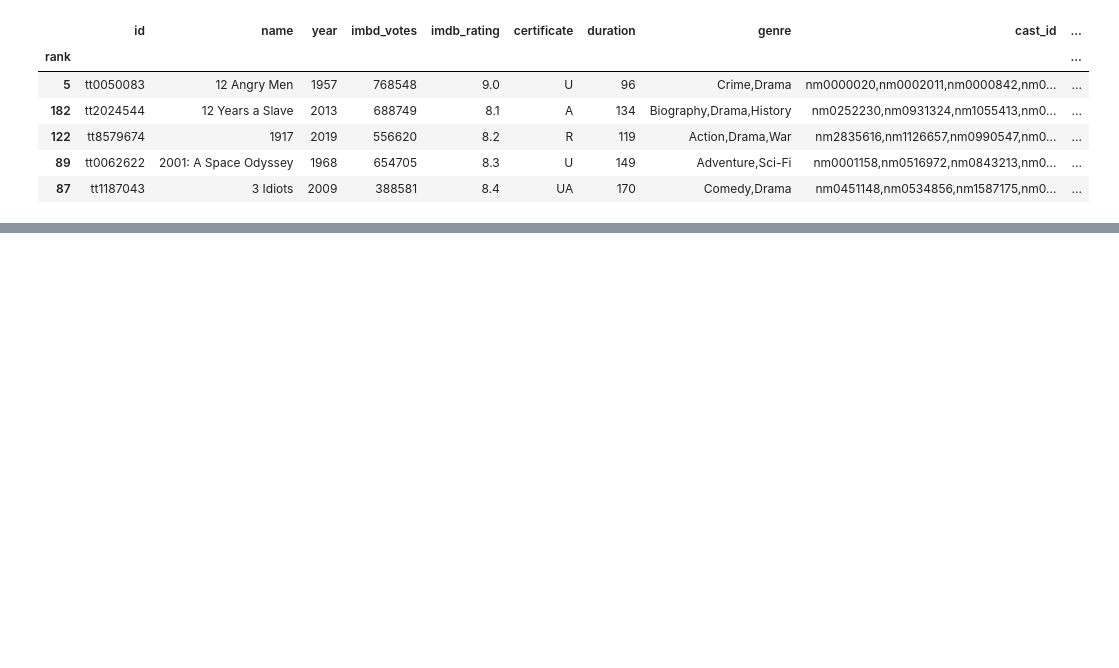
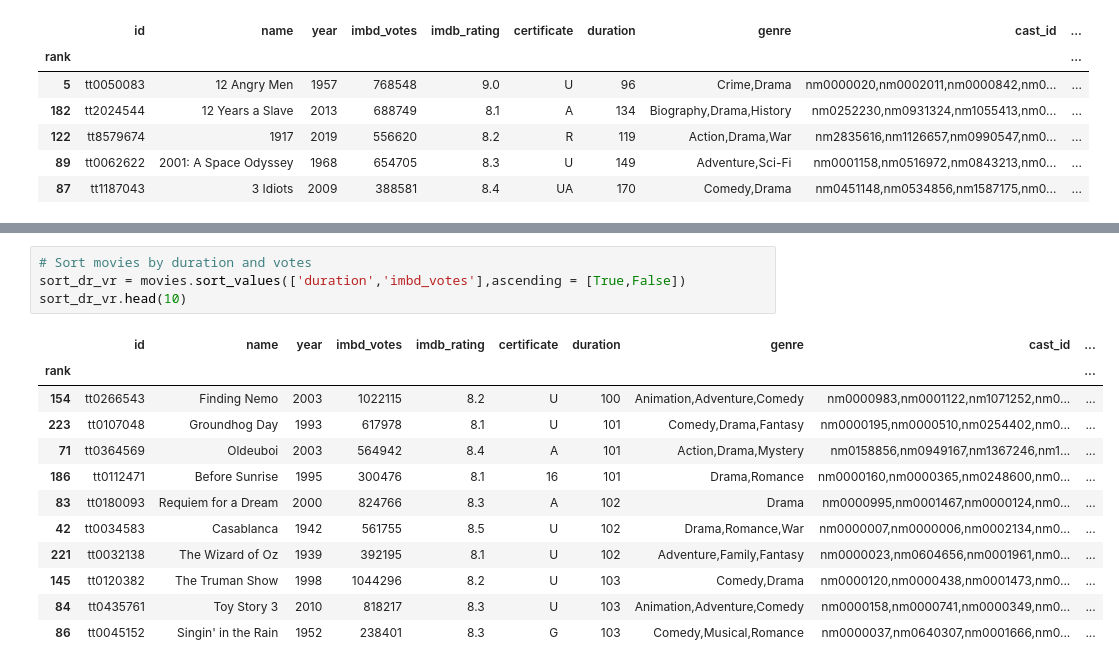
Before and after one commit to manthilaw/Python-Projects, a Jupyter notebook: Python_Exercises_.ipynb, the cells around one changed output, grey strips where cells are left out. Drawn from its saved outputs; the diff is of its cells as text; blank space fills up the shorter version.

```diff
--- a/Python_Exercises_.ipynb
+++ b/Python_Exercises_.ipynb
@@ -68,0 +90,17 @@ movies_sort1.head()
+# %%
+# Sort movies by duration and votes
+sort_dr_vr = movies.sort_values(['duration','imbd_votes'],ascending = [True,False])
+sort_dr_vr.head(10)
+# %% [output]
+|  | id | name | year | imbd_votes | imdb_rating | certificate | duration | genre | cast_id | ... |
+| rank |  |  |  |  |  |  |  |  |  | ... |
+| 154 | tt0266543 | Finding Nemo | 2003 | 1022115 | 8.2 | U | 100 | Animation,Adventure,Comedy | nm0000983,nm0001122,nm1071252,nm0... | ... |
+| 223 | tt0107048 | Groundhog Day | 1993 | 617978 | 8.1 | U | 101 | Comedy,Drama,Fantasy | nm0000195,nm0000510,nm0254402,nm0... | ... |
+| 71 | tt0364569 | Oldeuboi | 2003 | 564942 | 8.4 | A | 101 | Action,Drama,Mystery | nm0158856,nm0949167,nm1367246,nm1... | ... |
+| 186 | tt0112471 | Before Sunrise | 1995 | 300476 | 8.1 | 16 | 101 | Drama,Romance | nm0000160,nm0000365,nm0248600,nm0... | ... |
+| 83 | tt0180093 | Requiem for a Dream | 2000 | 824766 | 8.3 | A | 102 | Drama | nm0000995,nm0001467,nm0000124,nm0... | ... |
+| 42 | tt0034583 | Casablanca | 1942 | 561755 | 8.5 | U | 102 | Drama,Romance,War | nm0000007,nm0000006,nm0002134,nm0... | ... |
+| 221 | tt0032138 | The Wizard of Oz | 1939 | 392195 | 8.1 | U | 102 | Adventure,Family,Fantasy | nm0000023,nm0604656,nm0001961,nm0... | ... |
+| 145 | tt0120382 | The Truman Show | 1998 | 1044296 | 8.2 | U | 103 | Comedy,Drama | nm0000120,nm0000438,nm0001473,nm0... | ... |
+| 84 | tt0435761 | Toy Story 3 | 2010 | 818217 | 8.3 | U | 103 | Animation,Adventure,Comedy | nm0000158,nm0000741,nm0000349,nm0... | ... |
+| 86 | tt0045152 | Singin' in the Rain | 1952 | 238401 | 8.3 | G | 103 | Comedy,Musical,Romance | nm0000037,nm0640307,nm0001666,nm0... | ... |
```
Also changed, not shown: parts of 2 cells of this notebook.
